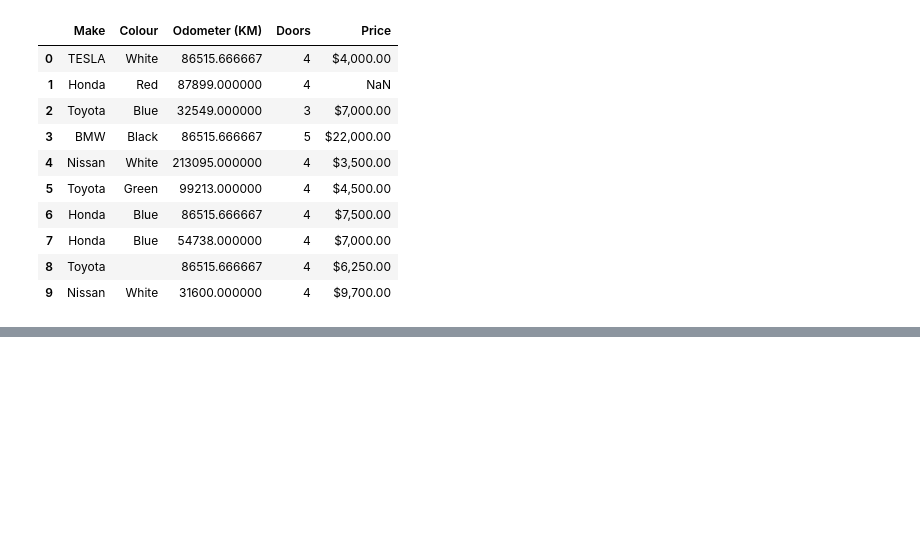
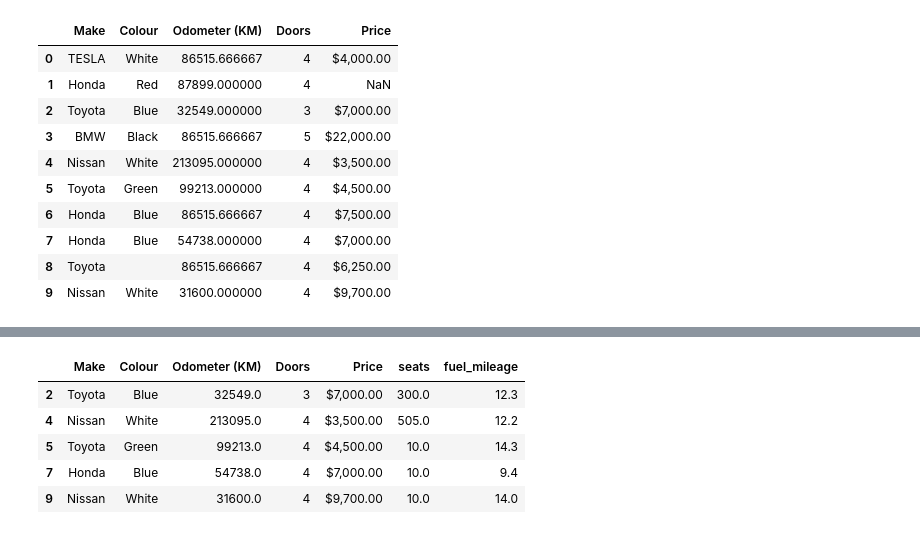
Before and after one commit to torontodeveloper/MachineLearningWithPython, a Jupyter notebook: main.ipynb, the cells around one changed output, grey strips where cells are left out. Saved outputs shown, nothing was run; the diff lists cells and outputs as text; code cells hidden in the pictures; blank space fills up the shorter version.

```diff
--- a/main.ipynb
+++ b/main.ipynb
@@ -882,0 +927,2 @@ Name: Price, dtype: object
+# %%
+df.dropna(inplace=True)
@@ -882,0 +938,4 @@ Name: Price, dtype: object
+# %%
+df['seats'] = pd.Series([100,200,300,400,505])
+# %%
+df['seats'].fillna(10,inplace=True)
@@ -882,0 +958,11 @@ Name: Price, dtype: object
+# %%
+df['fuel_mileage'] = [12.3,12.2,14.3,9.4,14]
+# %%
+df
+# %% [output]
+|  | Make | Colour | Odometer (KM) | Doors | Price | seats | fuel_mileage |
+| 2 | Toyota | Blue | 32549.0 | 3 | $7,000.00 | 300.0 | 12.3 |
+| 4 | Nissan | White | 213095.0 | 4 | $3,500.00 | 505.0 | 12.2 |
+| 5 | Toyota | Green | 99213.0 | 4 | $4,500.00 | 10.0 | 14.3 |
+| 7 | Honda | Blue | 54738.0 | 4 | $7,000.00 | 10.0 | 9.4 |
+| 9 | Nissan | White | 31600.0 | 4 | $9,700.00 | 10.0 | 14.0 |
```
Also changed, not shown: parts of 9 cells of this notebook, 1 other file.
